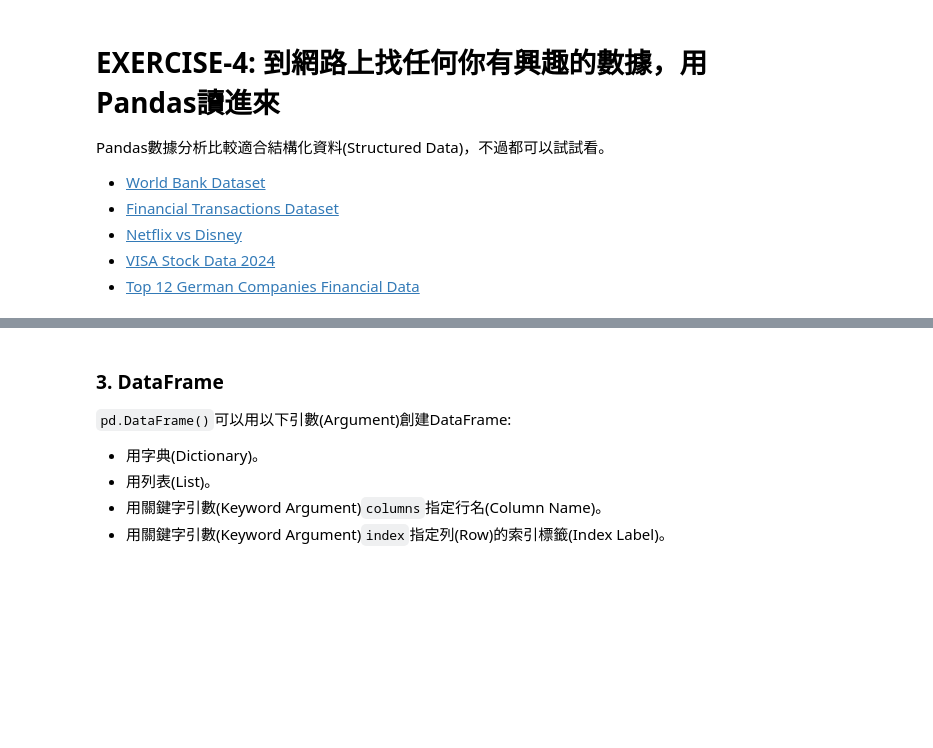
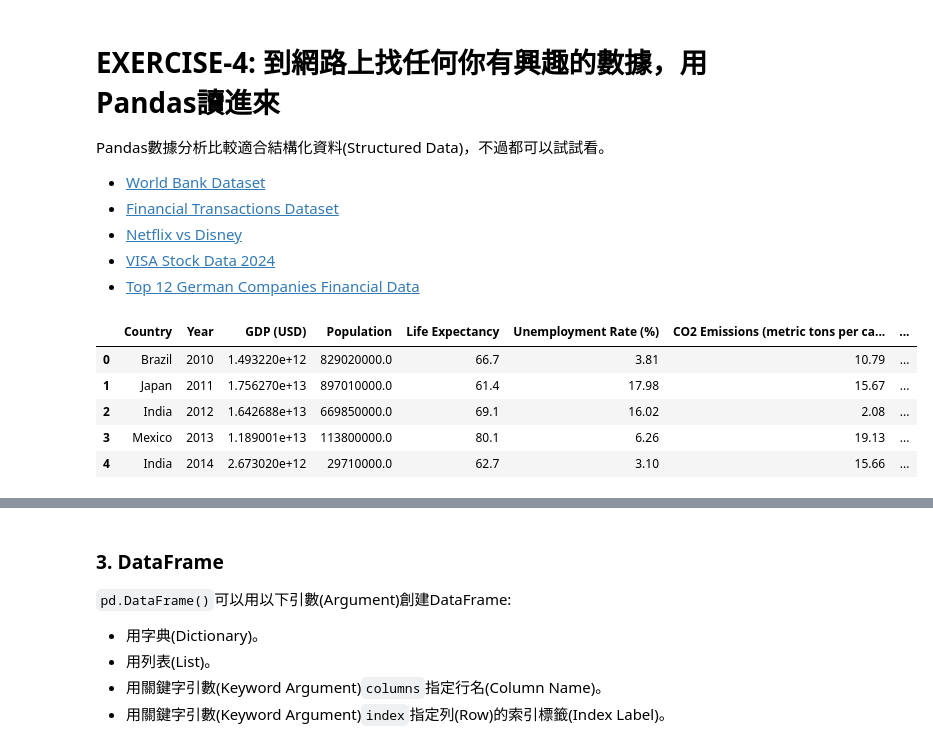
Before and after one commit to yungshun317/pd-algo-trading, a Jupyter notebook: data_analysis.ipynb, the cells around one changed output, grey strips where cells are left out. Cells and saved outputs as stored; diff of their text form; code cells hidden in the pictures; blank space fills up the shorter version.

```diff
--- a/data_analysis.ipynb
+++ b/data_analysis.ipynb
@@ -568,3 +566,13 @@ Pandas數據分析比較適合結構化資料(Structured Data)，不過都可以
 - [Netflix vs Disney](https://www.kaggle.com/datasets/prathamjyotsingh/netflix-vs-disney)
 - [VISA Stock Data 2024](https://www.kaggle.com/datasets/umerhaddii/visa-stock-data-2024)
 - [Top 12 German Companies Financial Data](https://www.kaggle.com/datasets/heidarmirhajisadati/top-12-german-companies-financial-data)
+# %%
+world_bank_df = pd.read_csv("datasets/archive/world_bank_dataset.csv")
+world_bank_df.head()
+# %% [output]
+|  | Country | Year | GDP (USD) | Population | Life Expectancy | Unemployment Rate (%) | CO2 Emissions (metric tons per ca... | ... |
+| 0 | Brazil | 2010 | 1.493220e+12 | 829020000.0 | 66.7 | 3.81 | 10.79 | ... |
+| 1 | Japan | 2011 | 1.756270e+13 | 897010000.0 | 61.4 | 17.98 | 15.67 | ... |
+| 2 | India | 2012 | 1.642688e+13 | 669850000.0 | 69.1 | 16.02 | 2.08 | ... |
+| 3 | Mexico | 2013 | 1.189001e+13 | 113800000.0 | 80.1 | 6.26 | 19.13 | ... |
+| 4 | India | 2014 | 2.673020e+12 | 29710000.0 | 62.7 | 3.10 | 15.66 | ... |
```
Also changed, not shown: parts of 9 cells of this notebook, 3 other files.
